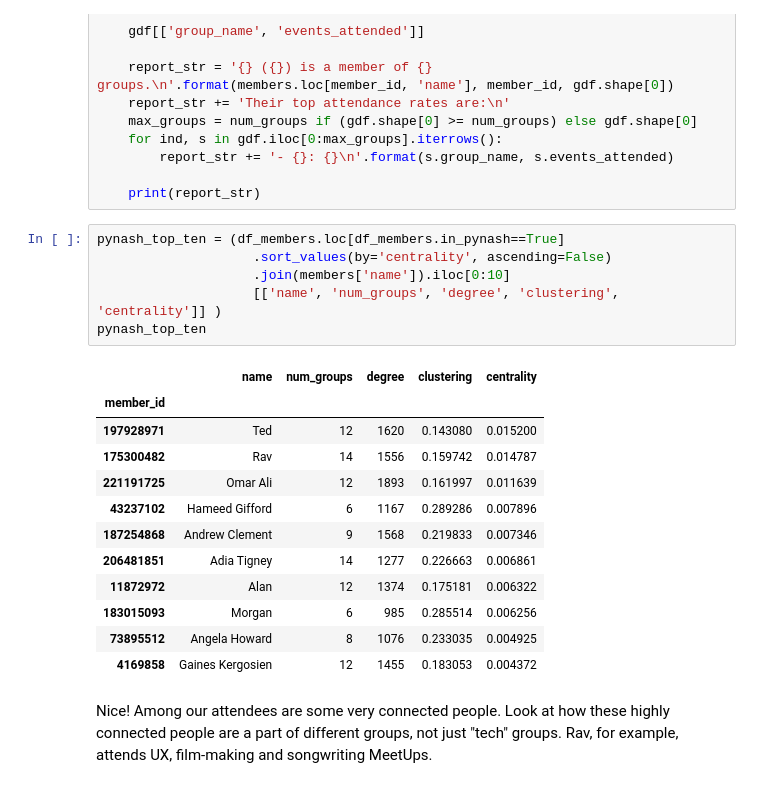
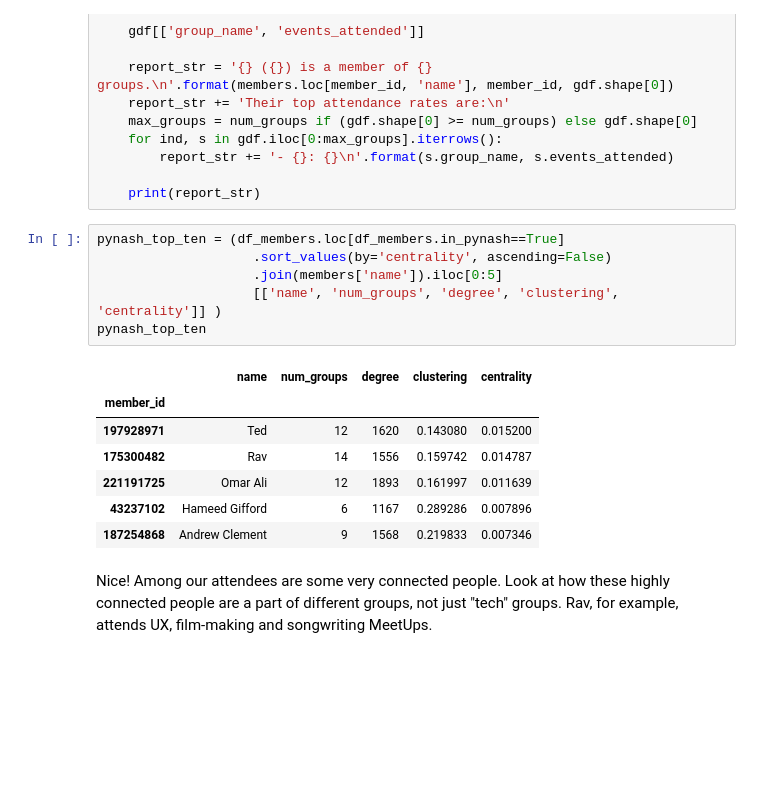
Before and after one commit to stkbailey/nashnetx, a Jupyter notebook: 5_Nashville-Relationships.ipynb, the cells around one changed output. Saved outputs shown, nothing was run; the diff lists cells and outputs as text; blank space fills up the shorter version.

```diff
--- a/5_Nashville-Relationships.ipynb
+++ b/5_Nashville-Relationships.ipynb
@@ -181,22 +181,17 @@ def print_group_report(member_id,  num_groups=5):
 # %%
 pynash_top_ten = (df_members.loc[df_members.in_pynash==True]
                     .sort_values(by='centrality', ascending=False)
-                    .join(members['name']).iloc[0:10]
+                    .join(members['name']).iloc[0:5]
                     [['name', 'num_groups', 'degree', 'clustering', 'centrality']] )
 pynash_top_ten
 # %% [output]
 |  | name | num_groups | degree | clustering | centrality |
 | member_id |  |  |  |  |  |
 | 197928971 | Ted | 12 | 1620 | 0.143080 | 0.015200 |
 | 175300482 | Rav | 14 | 1556 | 0.159742 | 0.014787 |
 | 221191725 | Omar Ali | 12 | 1893 | 0.161997 | 0.011639 |
 | 43237102 | Hameed Gifford | 6 | 1167 | 0.289286 | 0.007896 |
 | 187254868 | Andrew Clement | 9 | 1568 | 0.219833 | 0.007346 |
-| 206481851 | Adia Tigney | 14 | 1277 | 0.226663 | 0.006861 |
-| 11872972 | Alan | 12 | 1374 | 0.175181 | 0.006322 |
-| 183015093 | Morgan | 6 | 985 | 0.285514 | 0.006256 |
-| 73895512 | Angela Howard | 8 | 1076 | 0.233035 | 0.004925 |
-| 4169858 | Gaines Kergosien | 12 | 1455 | 0.183053 | 0.004372 |
 # %% [markdown]
 Nice! Among our attendees are some very connected people. Look at how these highly connected people are a part of different groups, not just "tech" groups. Rav, for example, attends UX, film-making and songwriting MeetUps.
 # %%
```
Also changed, not shown: parts of 10 cells of this notebook, 1 other file.
